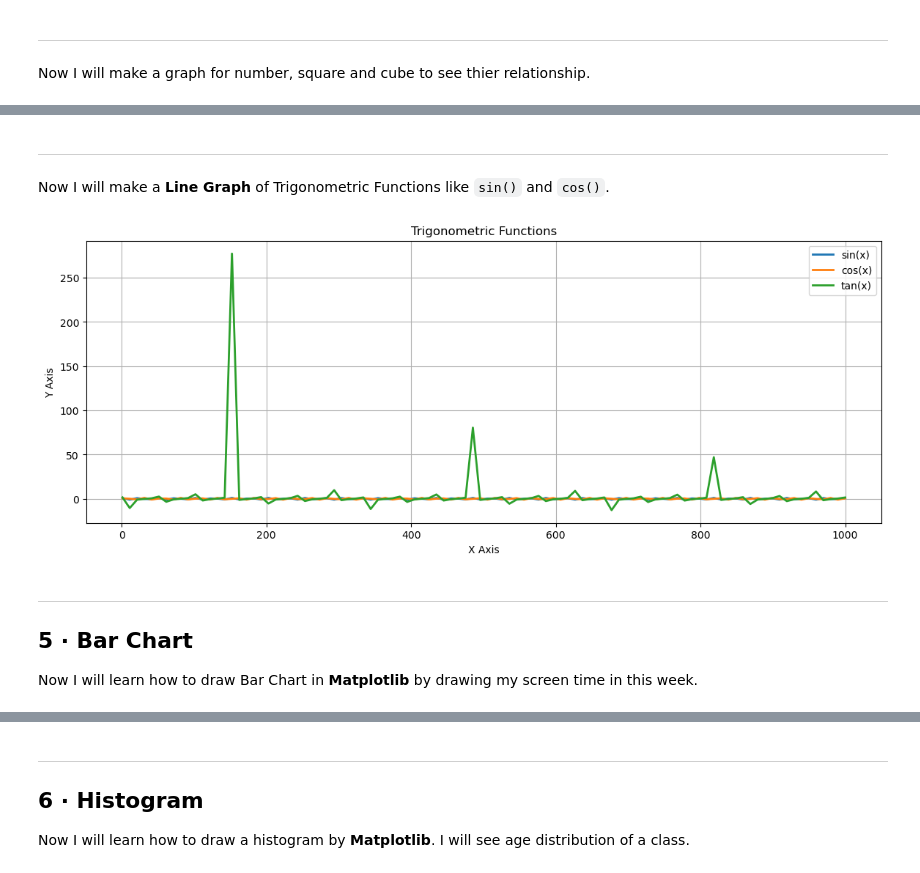
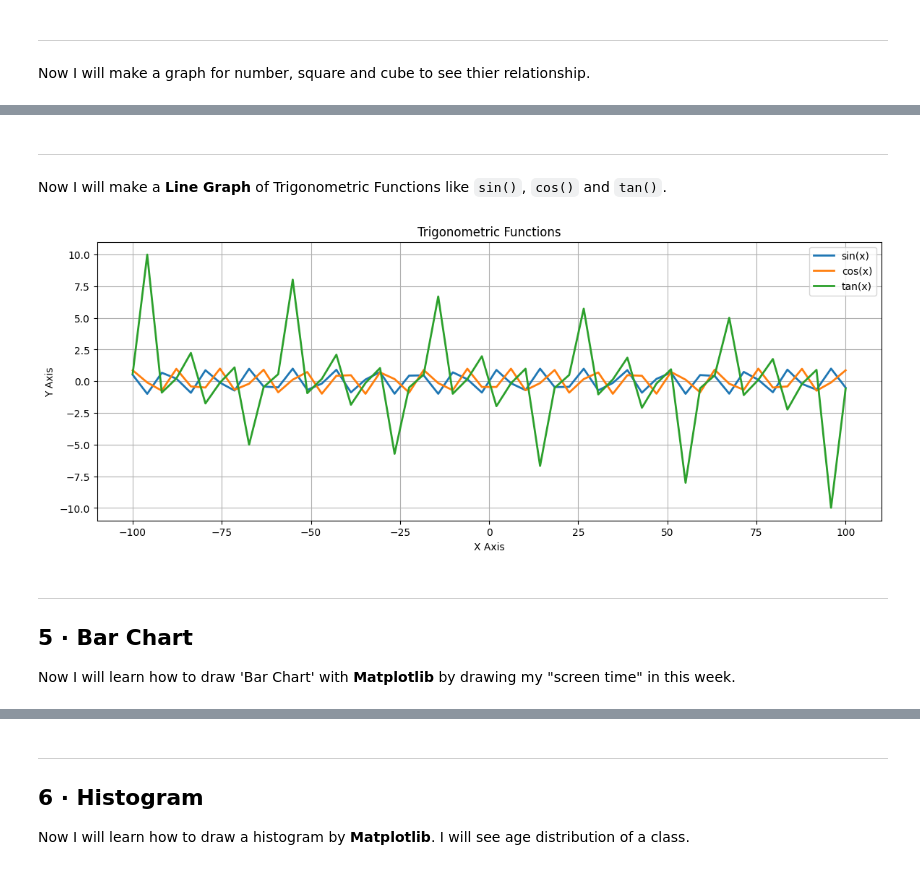
Before and after one commit to IbnulMisbah/Artificial-Intelligence, a Jupyter notebook: Python/03.Matplotlib.ipynb, the cells around one changed output, grey strips where cells are left out. Drawn from its saved outputs; the diff is of its cells as text; code cells hidden in the pictures.

Commit message:
Kaggle Notebook | Intro To Matplotlib

```diff
--- a/Python/03.Matplotlib.ipynb
+++ b/Python/03.Matplotlib.ipynb
@@ -117,35 +116,35 @@ plt.show()
 # %% [markdown]
 ---
-Now I will make a **Line Graph** of Trigonometric Functions like `sin()` and `cos()`.
+Now I will make a **Line Graph** of Trigonometric Functions like `sin()`, `cos()` and `tan()`.
 # %%
-# line graph for sin() and cos()
-x = np.linspace(1, 1000, 100)  # change interval to see megic.
+# line graph for sin(), cos() and tan()
+x = np.linspace(-100, 100, 50)  # change interval to see megic.
 y1 = np.sin(x)
 y2 = np.cos(x)
 y3 = np.tan(x)
 
 plt.style.use('default')
 plt.figure(figsize=(14, 5))
 
 plt.plot(x, y1, label='sin(x)', linestyle='-', linewidth=2)
 plt.plot(x, y2, label='cos(x)', linestyle='-', linewidth=2)
 plt.plot(x, y3, label='tan(x)', linestyle='-', linewidth=2)
 
 plt.title('Trigonometric Functions')
 
 plt.xlabel('X Axis')
 plt.ylabel('Y Axis')
 
 plt.legend()
 plt.grid(True)
 plt.show()
 # %% [output]
-[figure, old version]
+[figure, new version]
 # %% [markdown]
 ---
 ## 5 · Bar Chart
 
-Now I will learn how to draw Bar Chart in **Matplotlib** by drawing my screen time in this week.
+Now I will learn how to draw 'Bar Chart' with **Matplotlib** by drawing my "screen time" in this week.
 # %%
 # drawing a bar chart :
 days = ['Fri', 'Sat', 'Sun', 'Mon', 'Tue', 'Wed', 'Thu']
```
Also changed, not shown: parts of 8 cells of this notebook.
